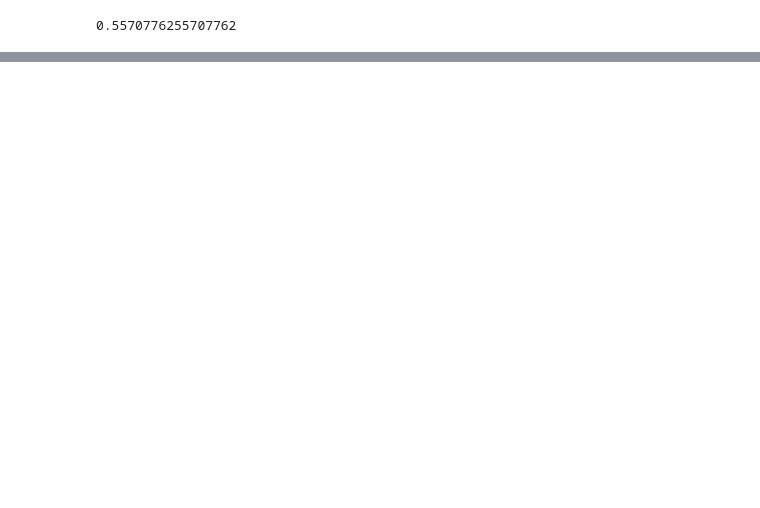
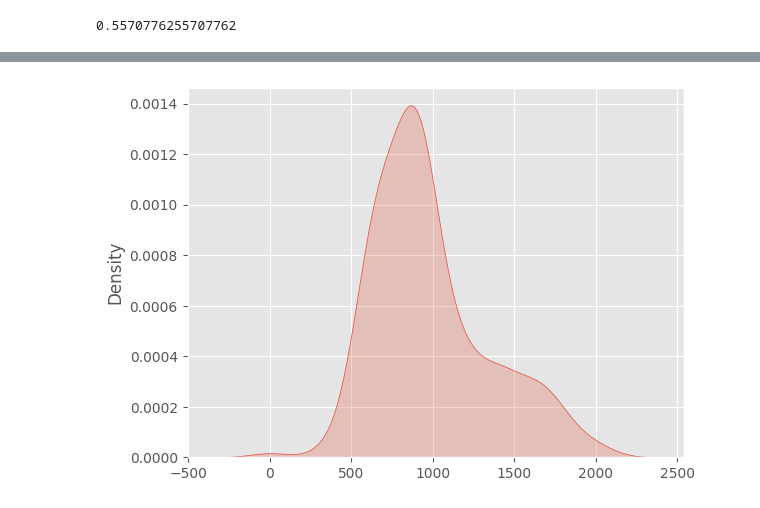
Before and after one commit to Athe-kunal/openbb-agent, a Jupyter notebook: Testing.ipynb, the cells around one changed output, grey strips where cells are left out. Cells and saved outputs as stored; diff of their text form; code cells hidden in the pictures; blank space fills up the shorter version.

```diff
--- a/Testing.ipynb
+++ b/Testing.ipynb
@@ -405,0 +451,5 @@ print(correct/219)
+# %%
+prompt_tokens = [float(x) for x in prompt_tokens]
+sns.kdeplot(prompt_tokens, fill=True);
+# %% [output]
+[figure, added]
```
Also changed, not shown: parts of 7 cells of this notebook.
